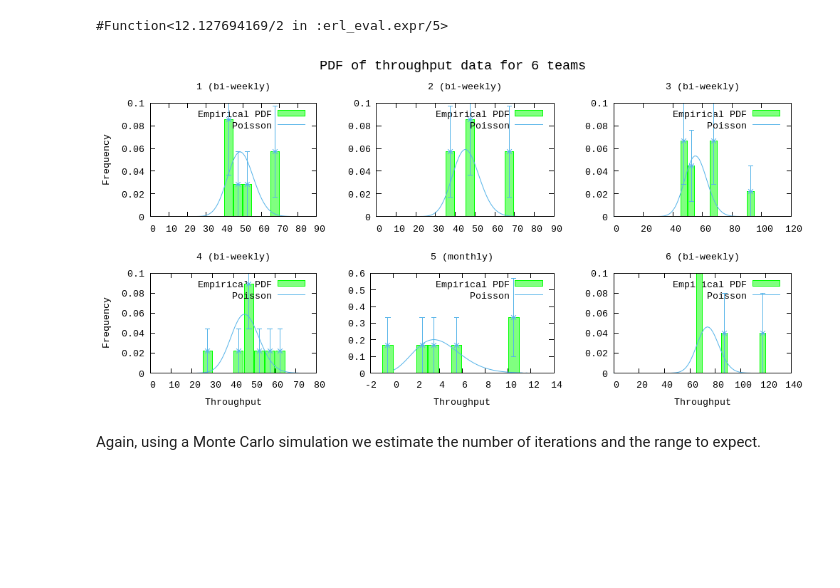
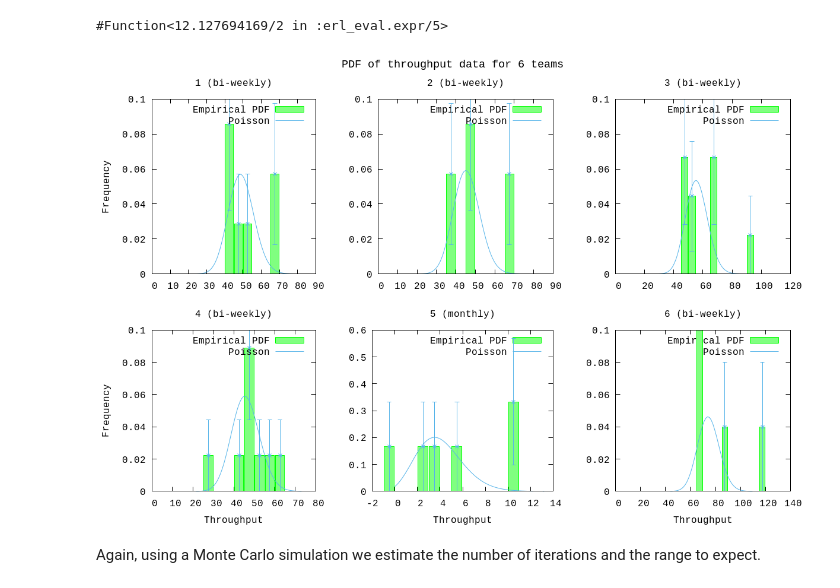
Before and after one commit to piisgaaf/chi2fit, a Jupyter notebook: notebooks/BacklogForecasting-multiplot.ipynb, the cells around one changed output. Saved outputs shown, nothing was run; the diff lists cells and outputs as text; code cells hidden in the pictures; blank space fills up the shorter version.

```diff
--- a/notebooks/BacklogForecasting-multiplot.ipynb
+++ b/notebooks/BacklogForecasting-multiplot.ipynb
@@ -249,16 +274,17 @@ poisson = fn x,[par] -> :math.exp(x*:math.log(par) - par - Math.lgamma(x+1.0)) e
 # %%
 P.multi([
     P.pdf(t1[:throughput], plottitle: "1 (bi-weekly)",ylabel: "Frequency",yrange: '[0:0.10]',pdf: &poisson.(&1,t1[:parameters]),title: "Poisson",bin: t1[:bin],commands: true),
     P.pdf(t2[:throughput], plottitle: "2 (bi-weekly)",yrange: '[0:0.10]',pdf: &poisson.(&1,t2[:parameters]),title: "Poisson",bin: t2[:bin],commands: true),
     P.pdf(t3[:throughput], plottitle: "3 (bi-weekly)",yrange: '[0:0.10]',pdf: &poisson.(&1,t3[:parameters]),title: "Poisson",bin: t3[:bin],commands: true),
     P.pdf(t4[:throughput], plottitle: "4 (bi-weekly)",xlabel: "Throughput",ylabel: "Frequency",yrange: '[0:0.10]',pdf: &poisson.(&1,t4[:parameters]),title: "Poisson",bin: t4[:bin],commands: true),
 
     P.pdf(t5[:throughput], plottitle: "5 (monthly)",xlabel: "Throughput",yrange: '[0:0.60]',pdf: &poisson.(&1,t5[:parameters]),title: "Poisson",bin: t5[:bin],commands: true),
     P.pdf(t6[:throughput], plottitle: "6 (bi-weekly)",xlabel: "Throughput",yrange: '[0:0.10]',pdf: &poisson.(&1,t6[:parameters]),title: "Poisson",bin: t6[:bin],commands: true),
-],columns: 3, title: "PDF of throughput data for 6 teams")
-:"do not show this result in output"
+],columns: 3, title: "PDF of throughput data for 6 teams", inline: "mpdf", size: "1200,800")
+:timer.sleep(1000)
+{:"this is an inline image", src: "/app/notebooks/images/mpdf.png"}
+# %% [output]
+[figure, added]
-# %% [markdown]
-![pdfmulti%282%29.png](attachment:pdfmulti%282%29.png)
 # %% [markdown]
 Again, using a Monte Carlo simulation we estimate the number of iterations and the range to expect.
 # %%
```
Also changed, not shown: parts of 16 cells of this notebook, 6 other files.
